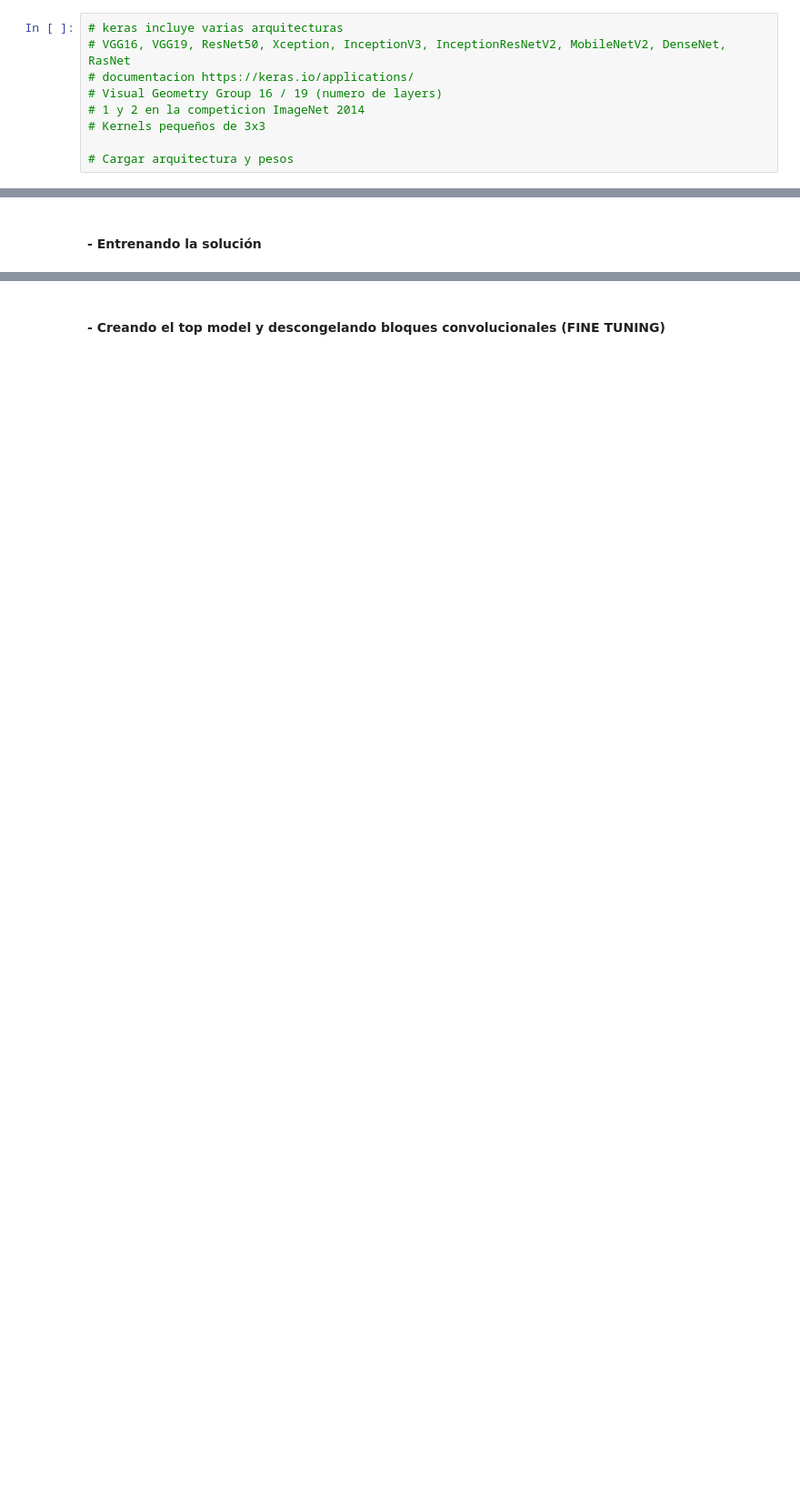
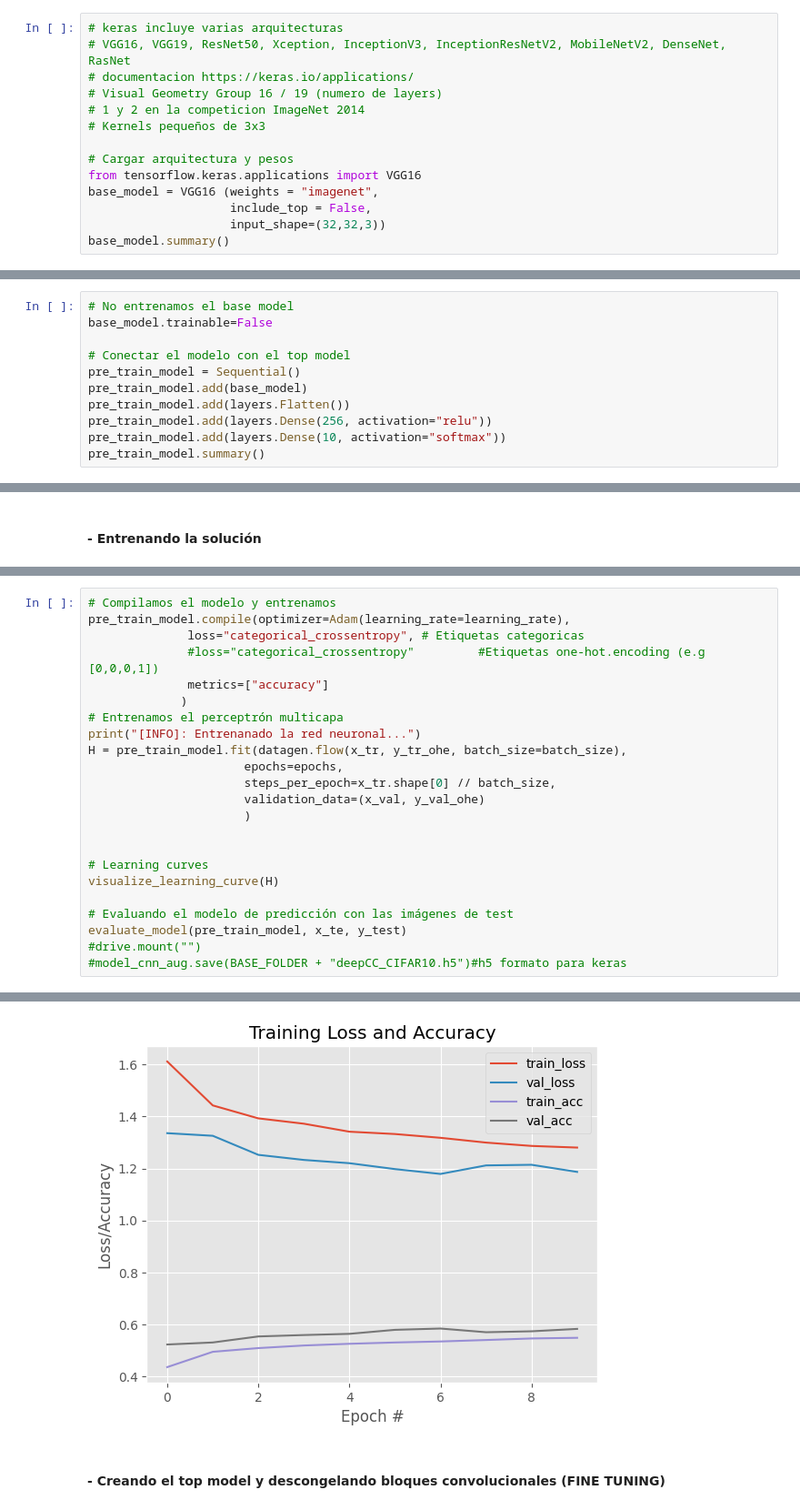
Before and after one commit to JorgeZarama/DeepLearning, a Jupyter notebook: 07MIAR_VC04_VC05_Deep_Vision_Colab.ipynb, the cells around one changed output, grey strips where cells are left out. Shown at 91% size. Drawn from its saved outputs; the diff is of its cells as text; blank space fills up the shorter version.

```diff
--- a/07MIAR_VC04_VC05_Deep_Vision_Colab.ipynb
+++ b/07MIAR_VC04_VC05_Deep_Vision_Colab.ipynb
@@ -458,3 +565,8 @@ evaluate_model(...)
 # Kernels pequeños de 3x3
 
 # Cargar arquitectura y pesos
+from tensorflow.keras.applications import VGG16
+base_model = VGG16 (weights = "imagenet",
+                    include_top = False,
+                    input_shape=(32,32,3))
+base_model.summary()
@@ -464,0 +593,11 @@ evaluate_model(...)
+# %%
+# No entrenamos el base model
+base_model.trainable=False
+
+# Conectar el modelo con el top model
+pre_train_model = Sequential()
+pre_train_model.add(base_model)
+pre_train_model.add(layers.Flatten())
+pre_train_model.add(layers.Dense(256, activation="relu"))
+pre_train_model.add(layers.Dense(10, activation="softmax"))
+pre_train_model.summary()
@@ -480,0 +624,24 @@ evaluate_model(...)
+# %%
+# Compilamos el modelo y entrenamos
+pre_train_model.compile(optimizer=Adam(learning_rate=learning_rate),
+              loss="categorical_crossentropy", # Etiquetas categoricas
+              #loss="categorical_crossentropy"         #Etiquetas one-hot.encoding (e.g [0,0,0,1])
+              metrics=["accuracy"]
+             )
+# Entrenamos el perceptrón multicapa
+print("[INFO]: Entrenanado la red neuronal...")
+H = pre_train_model.fit(datagen.flow(x_tr, y_tr_ohe, batch_size=batch_size),
+                      epochs=epochs,
+                      steps_per_epoch=x_tr.shape[0] // batch_size,
+                      validation_data=(x_val, y_val_ohe)
+                      )
+
+
+# Learning curves
+visualize_learning_curve(H)
+
+# Evaluando el modelo de predicción con las imágenes de test
+evaluate_model(pre_train_model, x_te, y_test)
+#drive.mount("")
+#model_cnn_aug.save(BASE_FOLDER + "deepCC_CIFAR10.h5")#h5 formato para keras
+# %% [output]
@@ -481,2 +665,3 @@ evaluate_model(...)
+[figure, added]
 # %% [markdown]
 #### **- Creando el top model y descongelando bloques convolucionales (FINE TUNING)**
```
Also changed, not shown: parts of 20 cells of this notebook.
